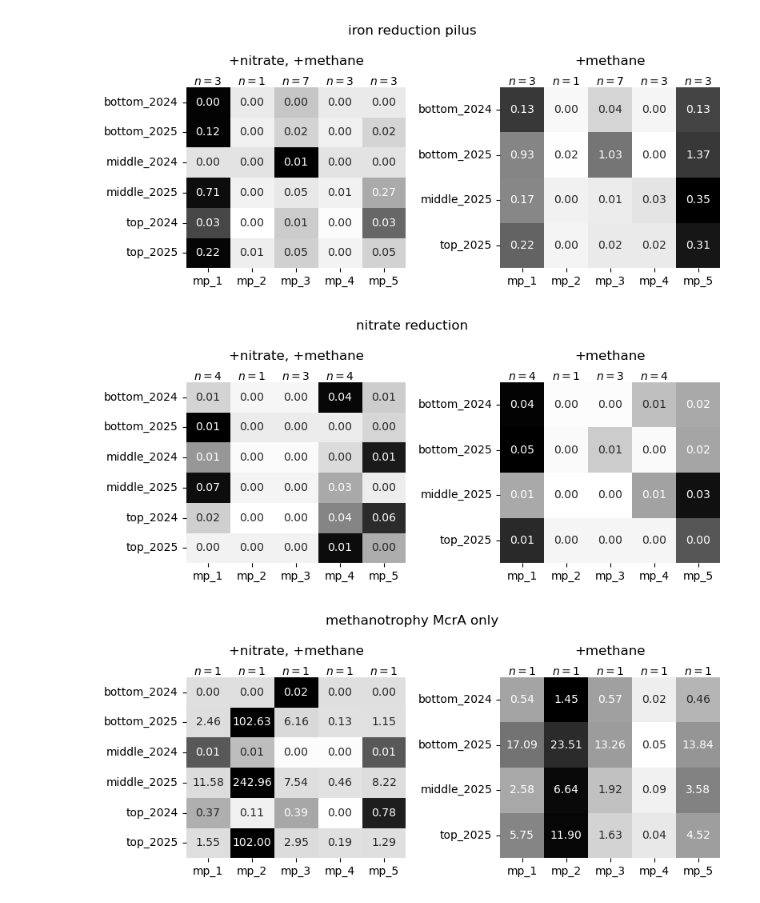
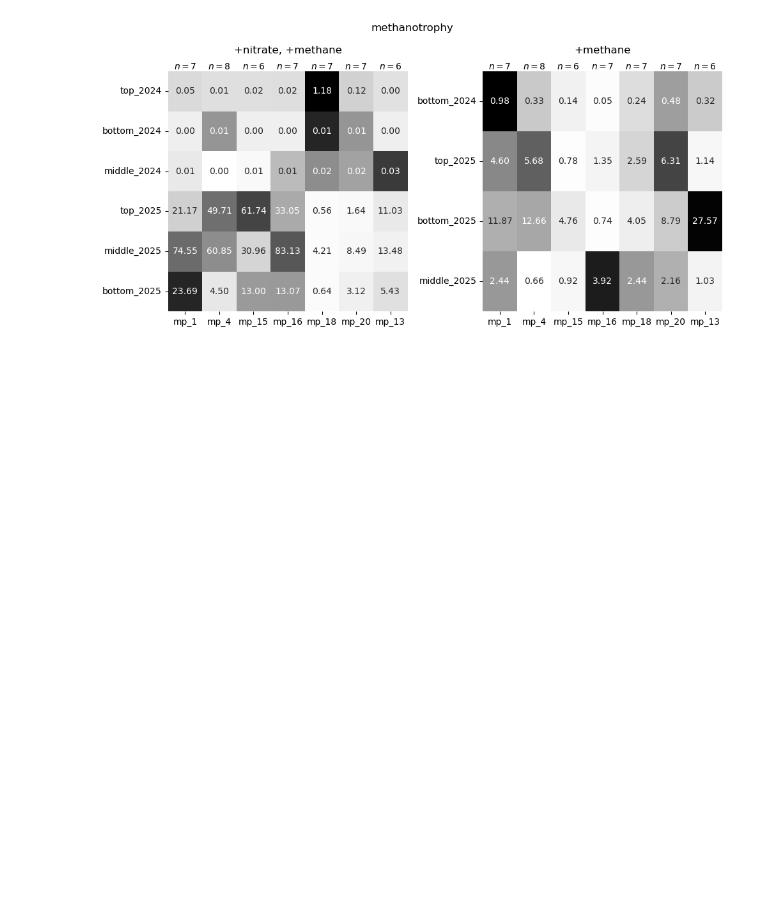
Before and after one commit to pipparichter/banfield, a Jupyter notebook: notebooks/sandbox-2.0.ipynb, the cells around one changed output. Cells and saved outputs as stored; diff of their text form; code cells hidden in the pictures; blank space fills up the shorter version.

```diff
--- a/notebooks/sandbox-2.0.ipynb
+++ b/notebooks/sandbox-2.0.ipynb
@@ -12,10 +66,6 @@ from utils import *
 # (4) Methanotrophy
 # Denitrification (nitrate to nitrite) https://www.kegg.jp/module/M00529
 # Might also be worth looking into genes for stress response.
-
-interproscan_df = load_interproscan().rename(columns={'id':'gene_id'}).drop(columns=['length', 'start', 'stop'])
-interproscan_df = interproscan_df[interproscan_df.e_value < 1e-5].copy()
-interproscan_df = interproscan_df[is_mp(interproscan_df)].copy()
 # %%
 processes = dict()
 processes['methanotrophy'] = ['methyl+coenzyme', 'coM+methyltransferase', 'coenzyme+F430+synthase', 'methyl+coenzyme+M+reductase']
@@ -122,15 +159,15 @@ Name: coverage, Length: 467, dtype: float64
 # Want to take a closer look at which Methanoperedens genes are expressed generally, in each reactor, to get a sense of the metabolism in each reactor.
 # If I'm not doing differential expression analysis, I don't think I need to filter out low read counts.
 metat_df = metat_load()
-metat_df = metat_df[is_mp(metat_df)].copy()
+metat_df = metat_df[metat_df.genome_id.isin(mp_genome_ids)].copy()
 metat_df['sample_id'] = metat_df.sample_id.str.replace('_metat', '')
 metat_df = metat_df.merge(interproscan_df.sort_values('e_value').drop_duplicates(['genome_id', 'gene_id']), on=['genome_id', 'gene_id'], how='left')
-metat_df = pd.concat([metat_filter(df, threshold=1, min_samples=1, field='read_count') for _, df in metat_df.groupby('genome_id', group_keys=True)])
+# metat_df = pd.concat([metat_filter(df, threshold=1, min_samples=1, field='read_count') for _, df in metat_df.groupby('genome_id', group_keys=True)])
 
-ref_genes = {f'mp_{i}':[] for i in range(1, 6)}
+ref_genes = {genome_id:[] for genome_id in mp_genome_ids}
 for gene in genes['methanotrophy']:
     ref_genes[gene.split('.')[0]].append(gene)
 
-metat_df =  metat_normalize(metat_df, ref_genes=ref_genes)
+# metat_df =  metat_normalize(metat_df, ref_genes=ref_genes)
 # metat_df['read_count'] = metat_df.read_count + 1
 # metat_df['rpkm'] = metat_df.read_count / (metat_df.length / 1e3) / (metat_df.library_size / 1e6)
@@ -145,54 +174,57 @@ _metat_normalize_alr: No reference reads for mp_3 in n_middle_2024.
 # %%
 # Heatmap figure with strain on the x-axis and sample on the y-axis. One figure for each type of metabolism,
 # and each square is the proportion of genes related to that metabolism expressed in that particular sample
-def figure(metat_df:pd.DataFrame, genes=None, title:str='', cpm:bool=False, genome_ids=['mp_1', 'mp_2', 'mp_3', 'mp_4', 'mp_5']):
+def figure(metat_df:pd.DataFrame, genes=None, title:str='', cpm:bool=False, genome_ids=mp_genome_ids):
 
-    fig, (n_ax, ck_ax) = plt.subplots(figsize=(8, 3.5), ncols=2)
+    fig, (n_ax, ck_ax) = plt.subplots(figsize=(10, 5), ncols=2)
 
     metat_df = metat_df.copy()
+    metat_df = metat_df[metat_df.genome_id.isin(genome_ids)].copy()
     metat_df['location'] = pd.Categorical(metat_df.location, categories=['bottom', 'middle', 'top'])
-    metat_df = metat_df.sort_values('location')
+    metat_df['genome_id'] = pd.Categorical(metat_df.genome_id, categories=genome_ids)
+    metat_df = metat_df.sort_values(['year', 'genome_id'])
     metat_df = metat_df[metat_df.gene_id.isin(genes)].copy()
 
     if cpm:
-        metat_df['read_count_original'] = metat_df.read_count_original / (metat_df.library_size / 1e6) # Per million reads.
+        metat_df['read_count'] = metat_df.read_count / (metat_df.library_size / 1e6) # Per million reads.
     fmt = '.2f' if cpm else 'd'
 
     for (reactor, df) in metat_df.groupby('reactor'):
         ax = n_ax if (reactor == 'n') else ck_ax
         df['sample_id'] = df.sample_id.str.replace(f'{reactor}_', '')
         sample_ids = df.sample_id.unique()
         figure_df = pd.DataFrame(index=sample_ids, columns=genome_ids)
 
         totals = list()
-        for genome_id, df_ in df.groupby('genome_id'):
+        for genome_id, df_ in df.groupby('genome_id', observed=True):
             totals.append(df_.gene_id.nunique()) # Total number of genes present associated with the metabolism.
             figure_df[genome_id] = df_[df_.read_count > 0].groupby('sample_id').size()
-            figure_df[genome_id] = df_[df_.read_count > 0].groupby('sample_id').read_count_original.mean()
+            figure_df[genome_id] = df_[df_.read_count > 0].groupby('sample_id').read_count.mean()
             # get_gmean = lambda df : gmean(df.read_count.values)
             # figure_df[genome_id] = df[df.read_count_original > 0].groupby('sample_id').read_count_normalized_alr.max()
 
-        figure_df = figure_df.sort_index().apply(pd.to_numeric, errors='coerce').fillna(0)# .astype(int)
+        # figure_df = figure_df.sort_index().apply(pd.to_numeric, errors='coerce').fillna(0)# .astype(int)
+        figure_df = figure_df.apply(pd.to_numeric, errors='coerce').fillna(0)# .astype(int)
         sns.heatmap((figure_df - figure_df.mean(axis=1).values[:, None]) / figure_df.std(axis=1).values[:, None], cmap='Grays', annot=figure_df, cbar=False, fmt=fmt, ax=ax)
 
         for x, n in zip(ax.get_xticks(), totals):
             ax.text(x, ax.get_ylim()[-1], '$n=$' + str(n), va='bottom', ha='center')
         ax.set_title('+nitrate, +methane' if (reactor == 'n') else '+methane', pad=20)
+        ax.set_yticks(ax.get_yticks(), ax.get_yticklabels(), rotation=0)
 
     fig.suptitle(title)
     fig.tight_layout()
 
     return figure_df
 
+mp_genome_ids = ['mp_1', 'mp_4', 'mp_15', 'mp_16', 'mp_18', 'mp_20', 'mp_13']
 
-figure_df = figure(metat_df, genes=genes['iron_reduction_pilus'], title='iron reduction pilus', cpm=True)
-figure_df = figure(metat_df, genes=genes['nitrate_reduction'], title='nitrate reduction', cpm=True)
-figure_df = figure(metat_df, genes=genes['methanotrophy_mcra'], title='methanotrophy McrA only', cpm=True)
+# figure_df = figure(metat_df, genes=genes['iron_reduction_pilus'], title='iron reduction pilus', cpm=True)
+# figure_df = figure(metat_df, genes=genes['nitrate_reduction'], title='nitrate reduction', cpm=True)
+figure_df = figure(metat_df, genes=genes['methanotrophy'], title='methanotrophy', cpm=True, genome_ids=mp_genome_ids)
 # The methanotrophy gene with crazy high expression in mp_2 is methyl-coenzyme reductase
 # %% [output]
-[figure, old version]
+[figure, new version]
-[figure, removed]
-[figure, removed]
 # %%
 # Maybe the best way to think about expression is just as a presence or absence matrix, perhaps with a score corresponding to
 # the number of samples the gene is detected in. Probably should look at the ck and n reactors separately, not sure yet about
```
Also changed, not shown: parts of 10 cells of this notebook, 11 other files.
